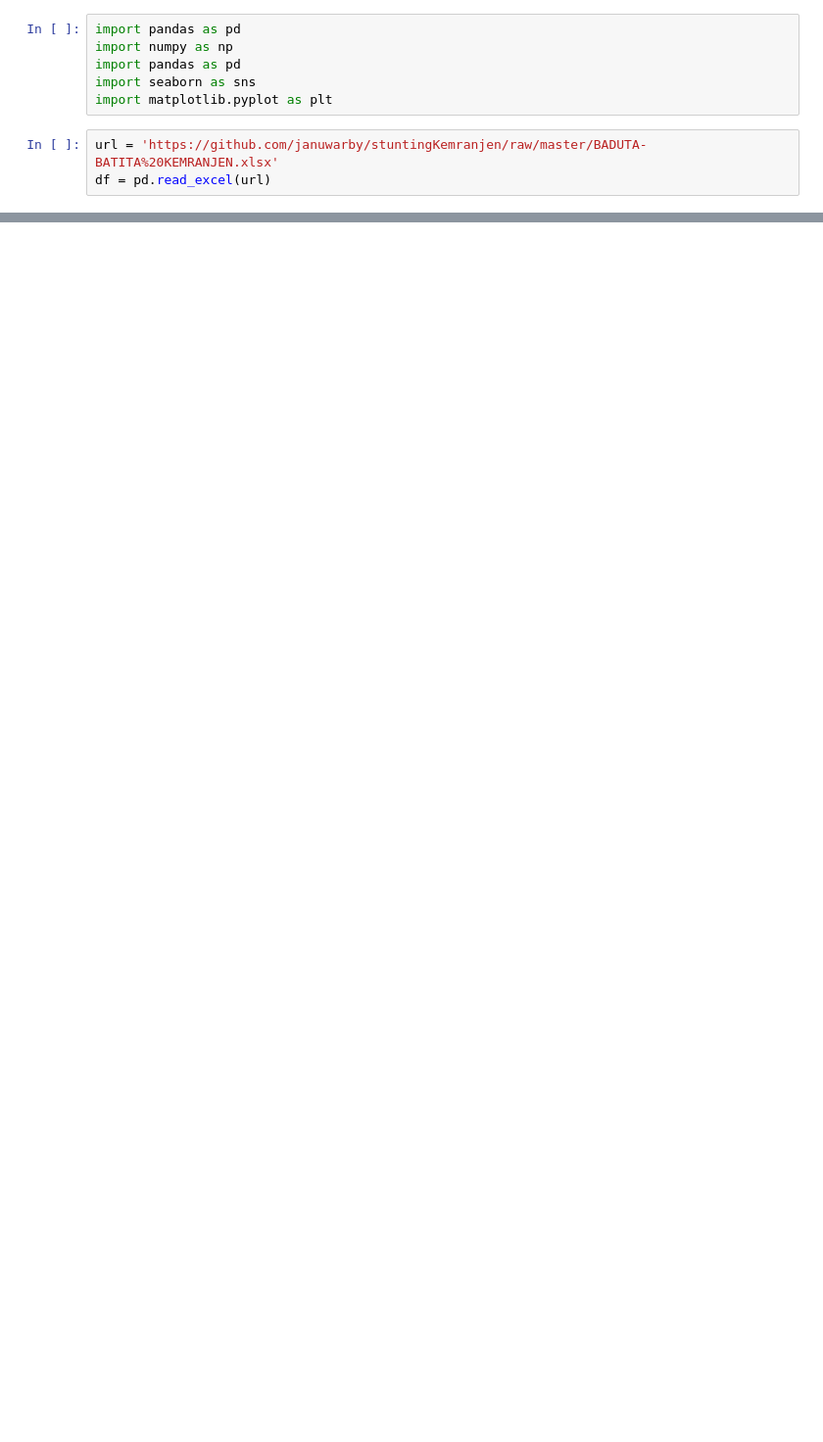
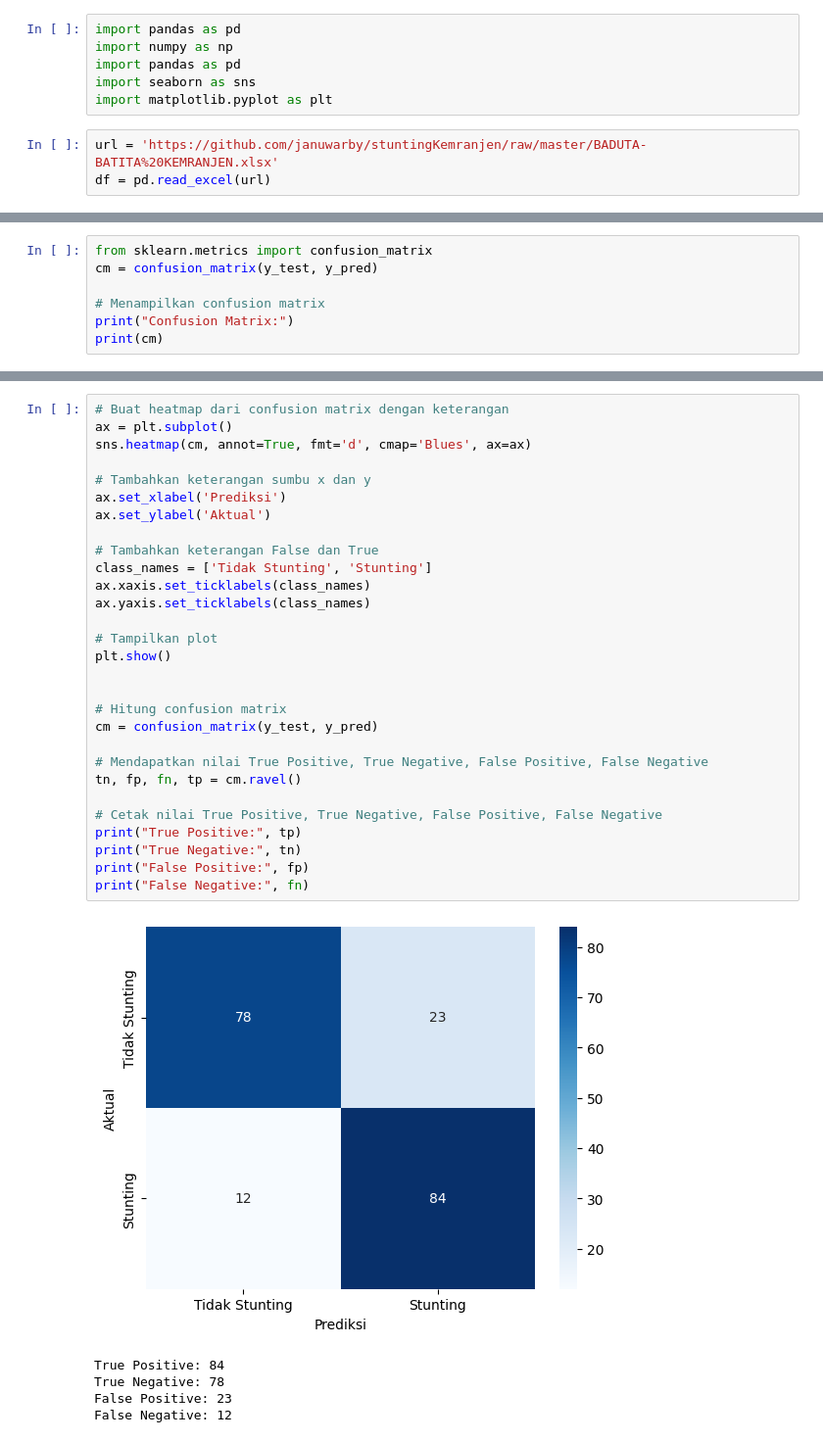
Before and after one commit to januwarby/stuntingKemranjen, a Jupyter notebook: stuntingKemranjen.ipynb, the cells around one changed output, grey strips where cells are left out. Shown: that part at 98% size. Saved outputs shown, nothing was run; the diff lists cells and outputs as text; blank space fills up the shorter version.

```diff
--- a/stuntingKemranjen.ipynb
+++ b/stuntingKemranjen.ipynb
@@ -341,0 +432,7 @@ ValueError: X has 14 features, but LogisticRegression is expecting 39 features a
+# %%
+from sklearn.metrics import confusion_matrix
+cm = confusion_matrix(y_test, y_pred)
+
+# Menampilkan confusion matrix
+print("Confusion Matrix:")
+print(cm)
@@ -341,0 +443,35 @@ ValueError: X has 14 features, but LogisticRegression is expecting 39 features a
+# %%
+# Buat heatmap dari confusion matrix dengan keterangan
+ax = plt.subplot()
+sns.heatmap(cm, annot=True, fmt='d', cmap='Blues', ax=ax)
+
+# Tambahkan keterangan sumbu x dan y
+ax.set_xlabel('Prediksi')
+ax.set_ylabel('Aktual')
+
+# Tambahkan keterangan False dan True
+class_names = ['Tidak Stunting', 'Stunting']
+ax.xaxis.set_ticklabels(class_names)
+ax.yaxis.set_ticklabels(class_names)
+
+# Tampilkan plot
+plt.show()
+
+
+# Hitung confusion matrix
+cm = confusion_matrix(y_test, y_pred)
+
+# Mendapatkan nilai True Positive, True Negative, False Positive, False Negative
+tn, fp, fn, tp = cm.ravel()
+
+# Cetak nilai True Positive, True Negative, False Positive, False Negative
+print("True Positive:", tp)
+print("True Negative:", tn)
+print("False Positive:", fp)
+print("False Negative:", fn)
+# %% [output]
+[figure, added]
+True Positive: 84
+True Negative: 78
+False Positive: 23
+False Negative: 12
```
Also changed, not shown: parts of 40 cells of this notebook, 3 other files.
